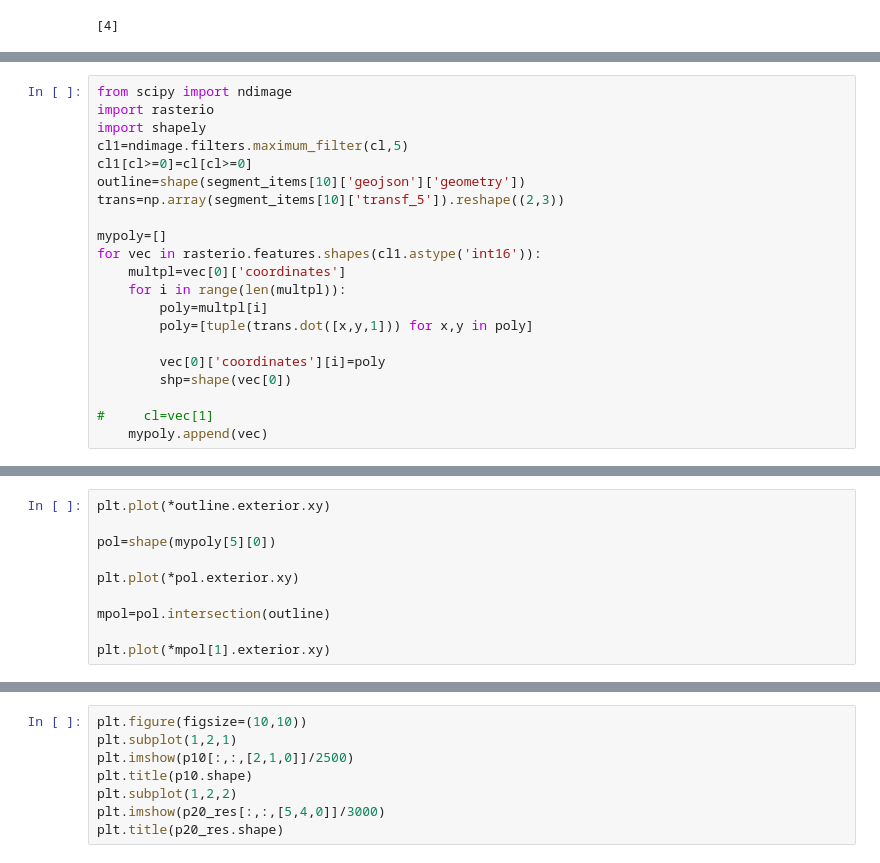
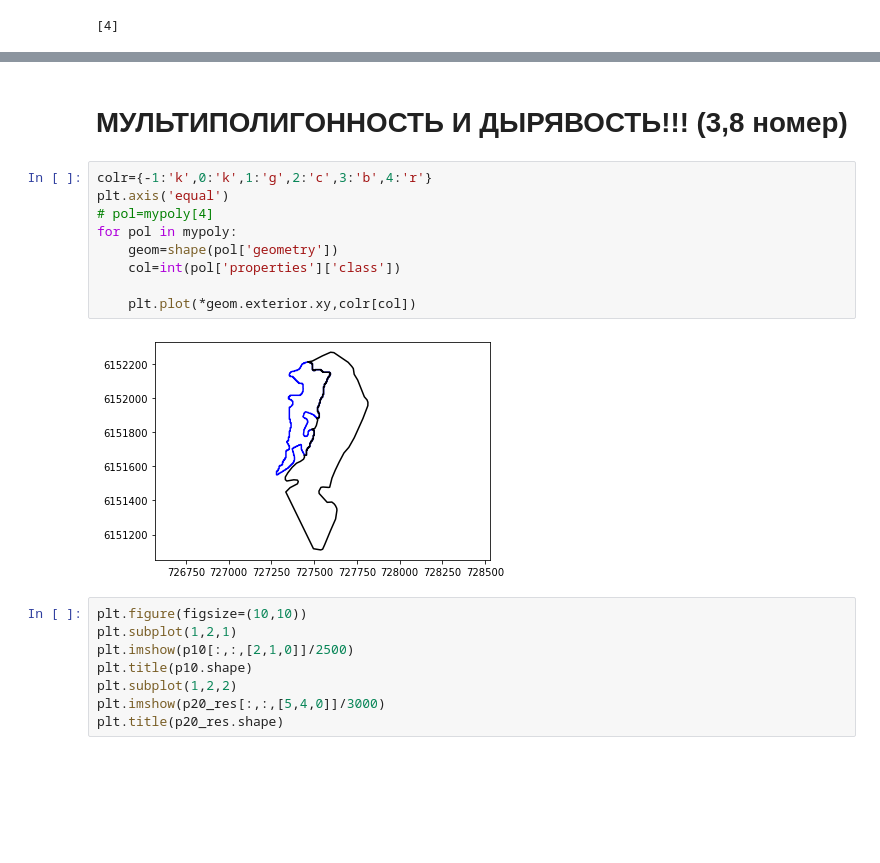
Before and after one commit to sserg-r/PIKVNZ, a Jupyter notebook: testing.ipynb, the cells around one changed output, grey strips where cells are left out. Drawn from its saved outputs; the diff is of its cells as text; blank space fills up the shorter version.

```diff
--- a/testing.ipynb
+++ b/testing.ipynb
@@ -169,21 +157,0 @@ cl=get_by_num(10)
-# %%
-from scipy import ndimage
-import rasterio
-import shapely
-cl1=ndimage.filters.maximum_filter(cl,5)
-cl1[cl>=0]=cl[cl>=0]
-outline=shape(segment_items[10]['geojson']['geometry'])
-trans=np.array(segment_items[10]['transf_5']).reshape((2,3))
-
-mypoly=[]
-for vec in rasterio.features.shapes(cl1.astype('int16')):
-    multpl=vec[0]['coordinates']
-    for i in range(len(multpl)):
-        poly=multpl[i]
-        poly=[tuple(trans.dot([x,y,1])) for x,y in poly]
-
-        vec[0]['coordinates'][i]=poly
-        shp=shape(vec[0])
-
-#     cl=vec[1]
-    mypoly.append(vec)
@@ -192,10 +157,0 @@ for vec in rasterio.features.shapes(cl1.astype('int16')):
-# %%
-plt.plot(*outline.exterior.xy)
-
-pol=shape(mypoly[5][0])
-
-plt.plot(*pol.exterior.xy)
-
-mpol=pol.intersection(outline)
-
-plt.plot(*mpol[1].exterior.xy)
@@ -210,3 +295,16 @@ plt.imshow(segment_items[13]['patchs1_20'])
+# %% [markdown]
+# МУЛЬТИПОЛИГОННОСТЬ И ДЫРЯВОСТЬ!!! (3,8 номер)
+# %%
+colr={-1:'k',0:'k',1:'g',2:'c',3:'b',4:'r'}
+plt.axis('equal')
+# pol=mypoly[4]
+for pol in mypoly:
+    geom=shape(pol['geometry'])
+    col=int(pol['properties']['class'])
+
+    plt.plot(*geom.exterior.xy,colr[col])
+# %% [output]
+[figure, added]
 # %%
 plt.figure(figsize=(10,10))
 plt.subplot(1,2,1)
```
Also changed, not shown: parts of 10 cells of this notebook.
